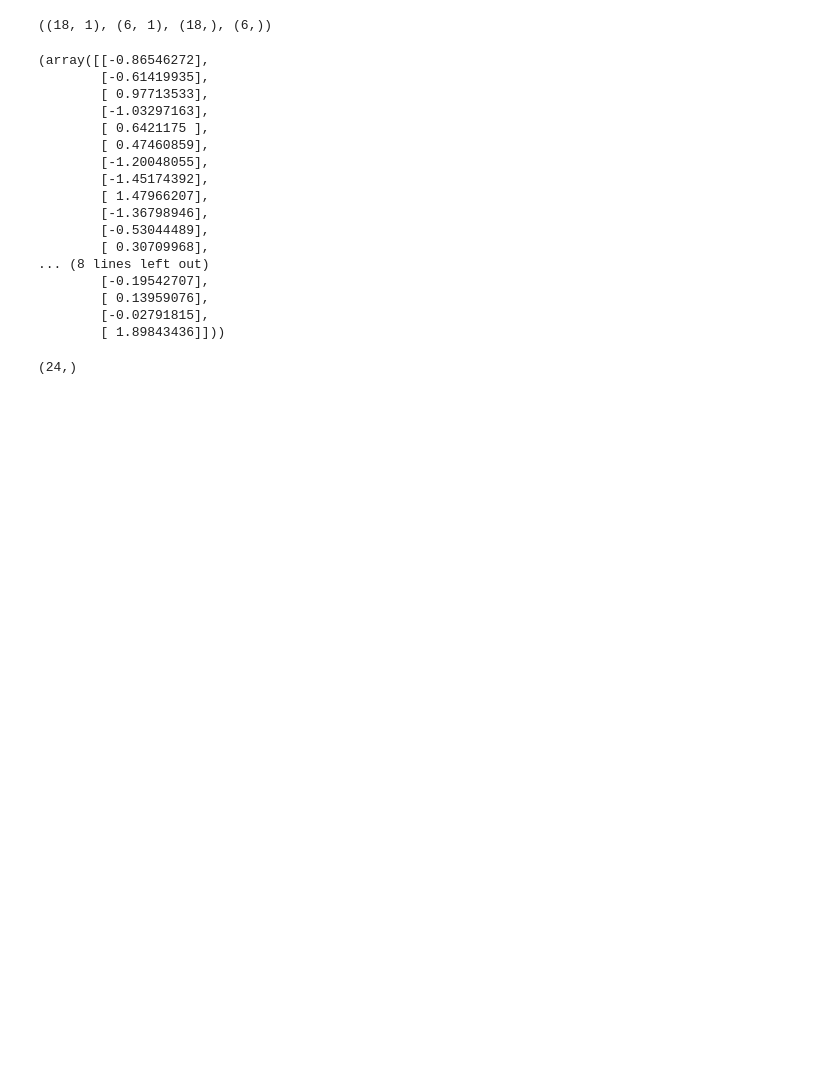
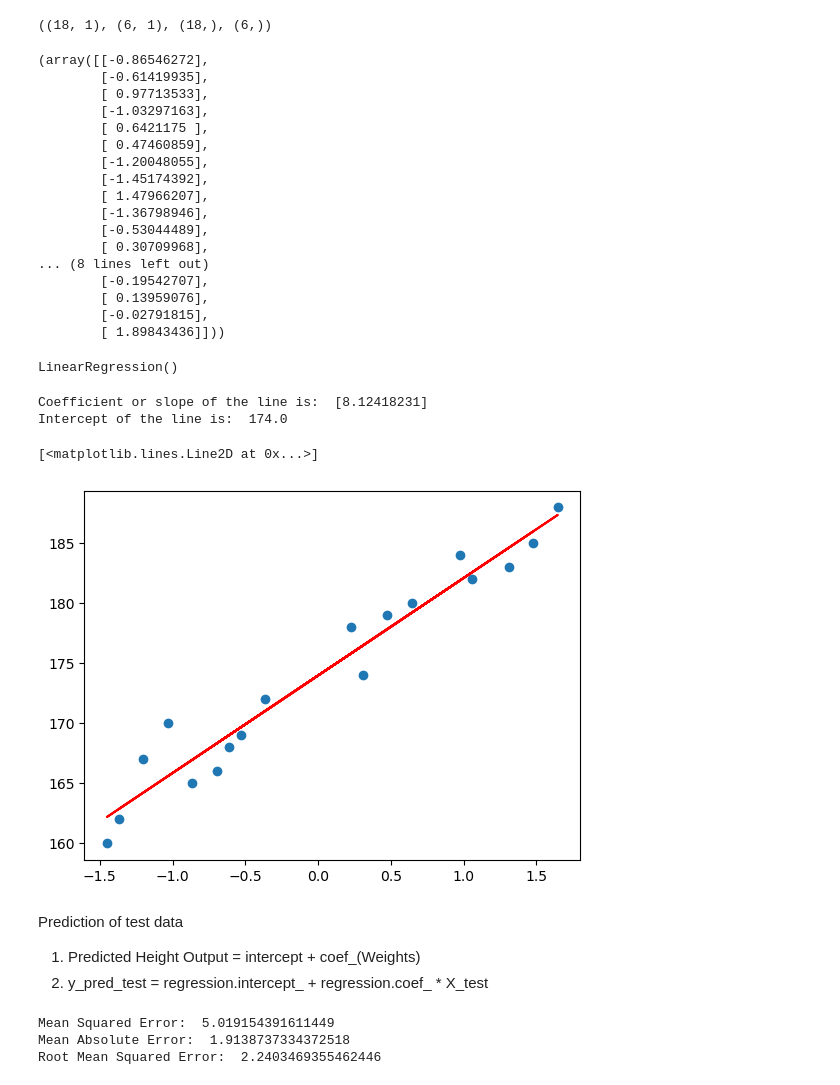
Before and after one commit to cyrolux123/Machine-Learning-Detailed, a Jupyter notebook: Regression/SimpleLinearRegression.ipynb, the cells around one changed output. Drawn from its saved outputs; the diff is of its cells as text; code cells hidden in the pictures; blank space fills up the shorter version.

```diff
--- a/Regression/SimpleLinearRegression.ipynb
+++ b/Regression/SimpleLinearRegression.ipynb
@@ -77,8 +77,3 @@ X_train, X_test
         [ 0.13959076],
         [-0.02791815],
         [ 1.89843436]]))
-# %%
-X_series = df['Weight']
-np.array(X_series).shape
-# %% [output]
-(24,)
@@ -84,0 +84,23 @@ np.array(X_series).shape
+# %%
+regression = LinearRegression()
+# %%
+regression.fit(X_train, y_train)
+# %% [output]
+LinearRegression()
+# %%
+print("Coefficient or slope of the line is: ", regression.coef_)
+print("Intercept of the line is: ", regression.intercept_)
+# %% [output]
+Coefficient or slope of the line is:  [8.12418231]
+Intercept of the line is:  174.0
+# %%
+## Plot Training data best fit line
+plt.scatter(X_train, y_train)
+plt.plot(X_train, regression.predict(X_train), color = 'red')
+# %% [output]
+[<matplotlib.lines.Line2D at 0x...>]
+[figure, added]
+# %% [markdown]
+Prediction of test data
+1. Predicted Height Output = intercept + coef_(Weights)
+2. y_pred_test = regression.intercept_ + regression.coef_ * X_test
@@ -84,0 +113,11 @@ np.array(X_series).shape
+# %%
+mse = mean_squared_error(y_test, y_pred)
+mae = mean_absolute_error(y_test, y_pred)
+rmse = np.sqrt(mse)
+print("Mean Squared Error: ", mse)
+print("Mean Absolute Error: ", mae)
+print("Root Mean Squared Error: ", rmse)
+# %% [output]
+Mean Squared Error:  5.019154391611449
+Mean Absolute Error:  1.9138737334372518
+Root Mean Squared Error:  2.2403469355462446
```
Also changed, not shown: parts of 4 cells of this notebook.
